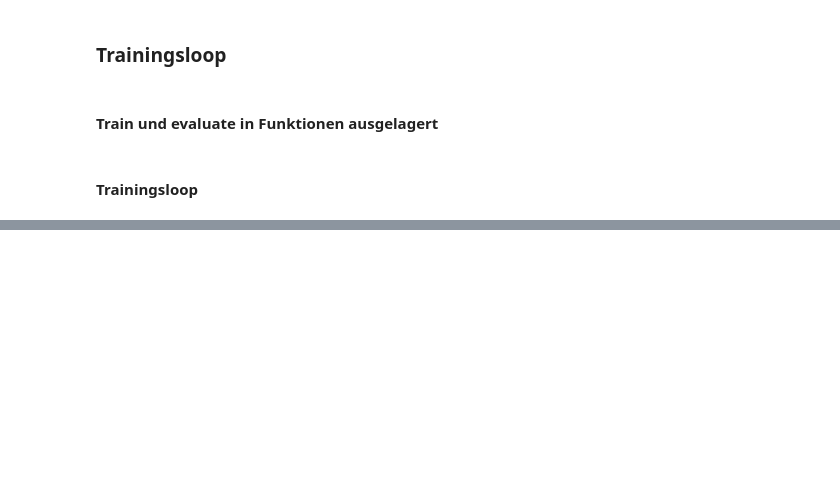
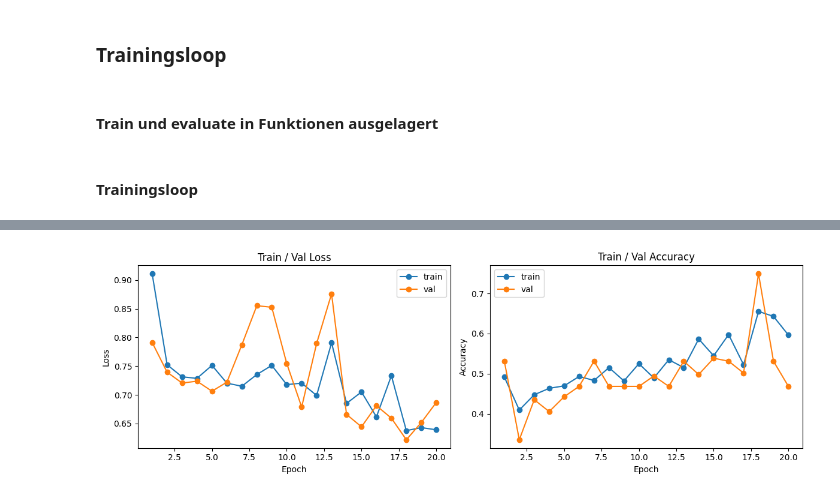
Before and after one commit to mcfiet/dl-project, a Jupyter notebook: model_training.ipynb, the cells around one changed output, grey strips where cells are left out. Saved outputs shown, nothing was run; the diff lists cells and outputs as text; code cells hidden in the pictures; blank space fills up the shorter version.

Commit message:
feat: plot train and val loss & acc

```diff
--- a/model_training.ipynb
+++ b/model_training.ipynb
@@ -290,10 +291,19 @@ def evaluate(model, dataloader, criterion, device):
 #### Trainingsloop
 # %%
 num_epochs = 20
+train_loss_hist = []
+val_loss_hist = []
+train_acc_hist = []
+val_acc_hist = []
 
 for epoch in range(1, num_epochs + 1):
     train_loss, train_acc = train_one_epoch(model, train_loader, criterion, optimizer, device)
     val_loss, val_acc = evaluate(model, val_loader, criterion, device)
+
+    train_loss_hist.append(train_loss)
+    val_loss_hist.append(val_loss)
+    train_acc_hist.append(train_acc)
+    val_acc_hist.append(val_acc)
 
     print(
         f"Epoch {epoch:02d} | "
@@ -320,0 +331,25 @@ Epoch 20 | Train Loss: 0.6671  Acc: 0.617 | Val Loss: 0.5118  Acc: 0.801
+# %%
+
+
+plt.figure(figsize=(12, 4))
+
+plt.subplot(1, 2, 1)
+plt.plot(range(1, num_epochs + 1), train_loss_hist, marker='o', label='train')
+plt.plot(range(1, num_epochs + 1), val_loss_hist, marker='o', label='val')
+plt.xlabel('Epoch')
+plt.ylabel('Loss')
+plt.title('Train / Val Loss')
+plt.legend()
+
+plt.subplot(1, 2, 2)
+plt.plot(range(1, num_epochs + 1), train_acc_hist, marker='o', label='train')
+plt.plot(range(1, num_epochs + 1), val_acc_hist, marker='o', label='val')
+plt.xlabel('Epoch')
+plt.ylabel('Accuracy')
+plt.title('Train / Val Accuracy')
+plt.legend()
+
+plt.tight_layout()
+plt.show()
+# %% [output]
+[figure, added]
```
Also changed, not shown: parts of 3 cells of this notebook.
